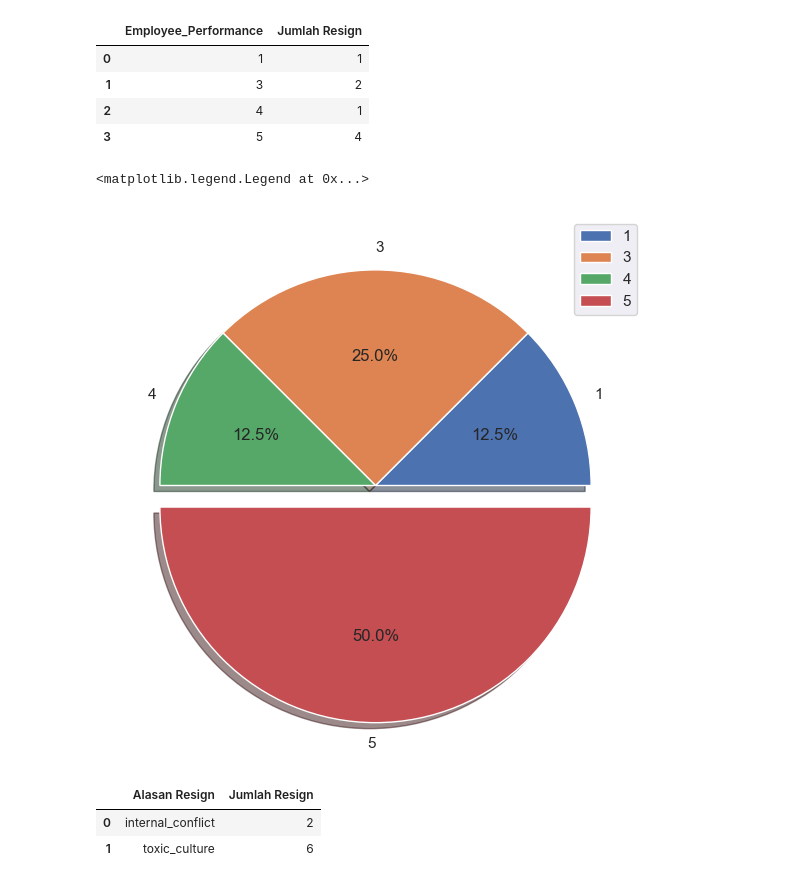
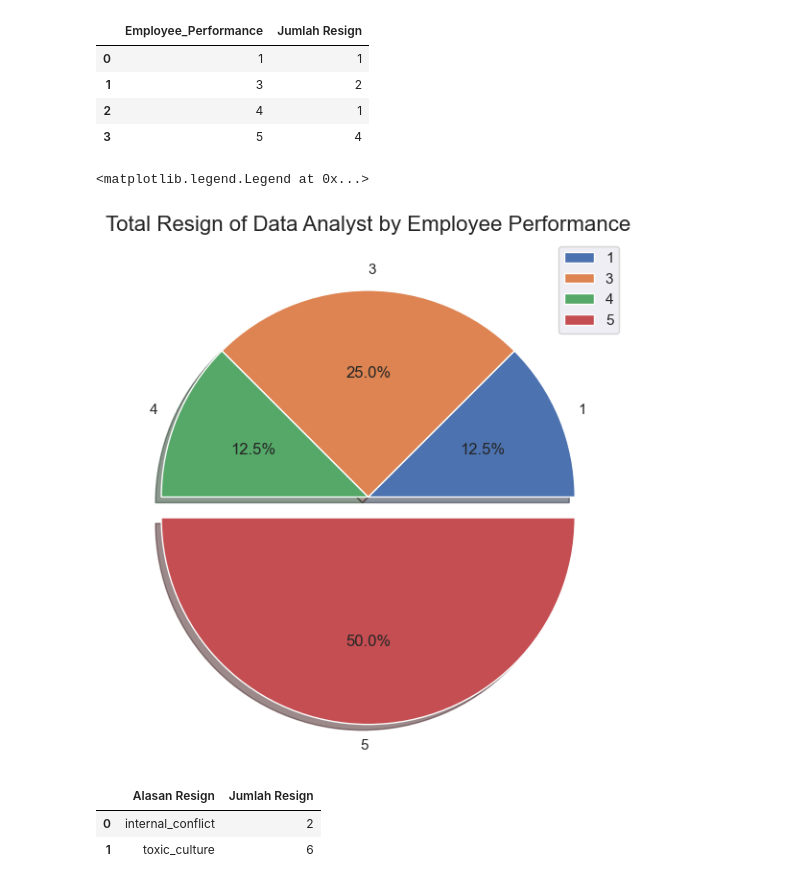
Before and after one commit to JodhiKrisantus/Improving-Employee-Retention, a Jupyter notebook: script_python.ipynb, the cells around one changed output. Saved outputs shown, nothing was run; the diff lists cells and outputs as text; code cells hidden in the pictures.

Commit message:
Complete the chart caption

```diff
--- a/script_python.ipynb
+++ b/script_python.ipynb
@@ -516,11 +523,12 @@ Data_analyst_Employee_Performance
 # %%
 plt.figure(figsize=(7,7))
 myexplode = [0,0,0,0.1]
+plt.title('Total Resign of Data Analyst by Employee Performance', fontsize = 16)
 plt.pie(x=Data_analyst_Employee_Performance['Jumlah Resign'], labels=Data_analyst_Employee_Performance['Employee_Performance'], explode=myexplode, shadow = True, autopct = "%1.1f%%")
 plt.legend()
 # %% [output]
 <matplotlib.legend.Legend at 0x...>
-[figure, old version]
+[figure, new version]
 # %%
 Data_analyst_AlasanResign = df_pre[ (df_pre['Pekerjaan']=='Data Analyst') & df_pre['is_resign']==1 ].groupby(['AlasanResign'])[['Username']].count()
 Data_analyst_AlasanResign = Data_analyst_AlasanResign.reset_index()
```
Also changed, not shown: parts of 7 cells of this notebook.
